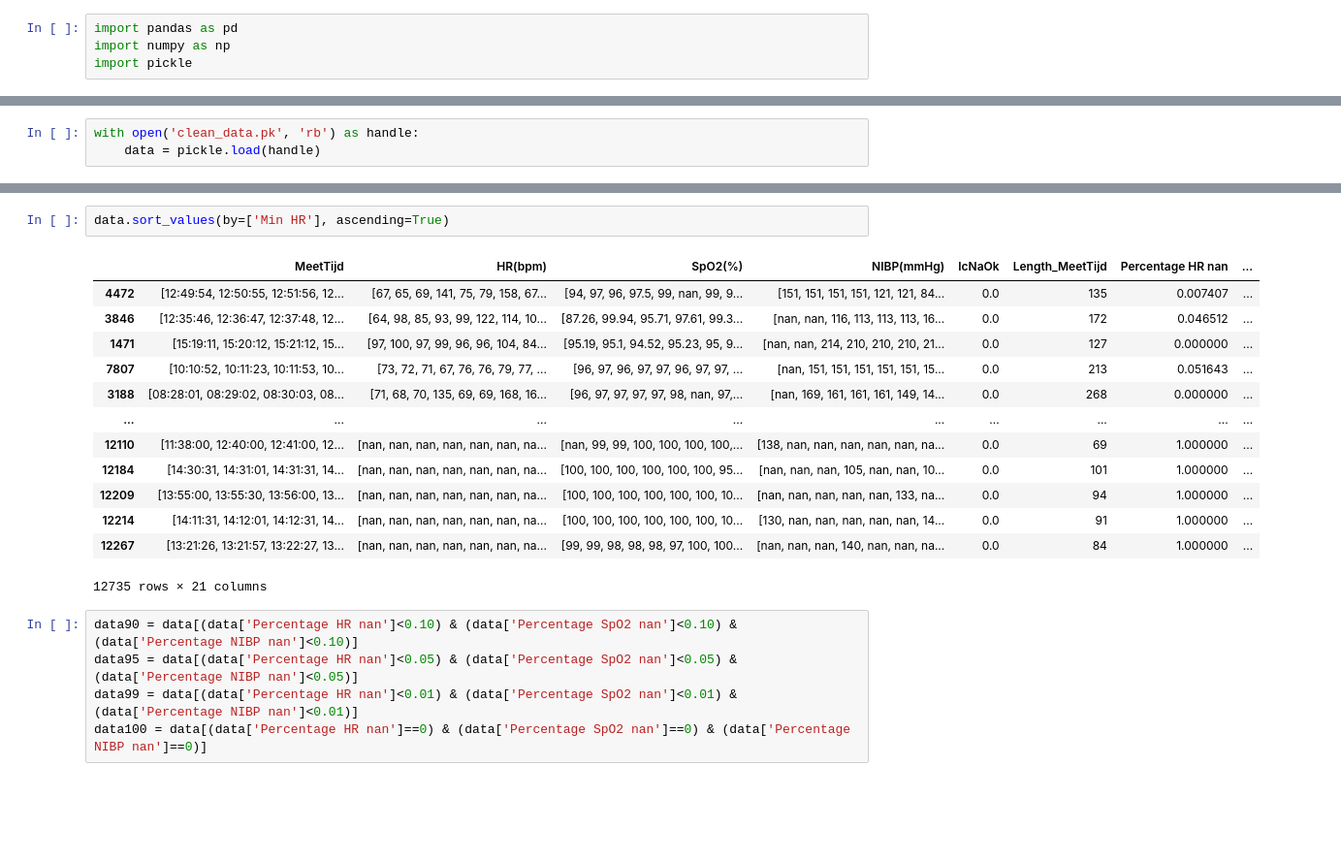
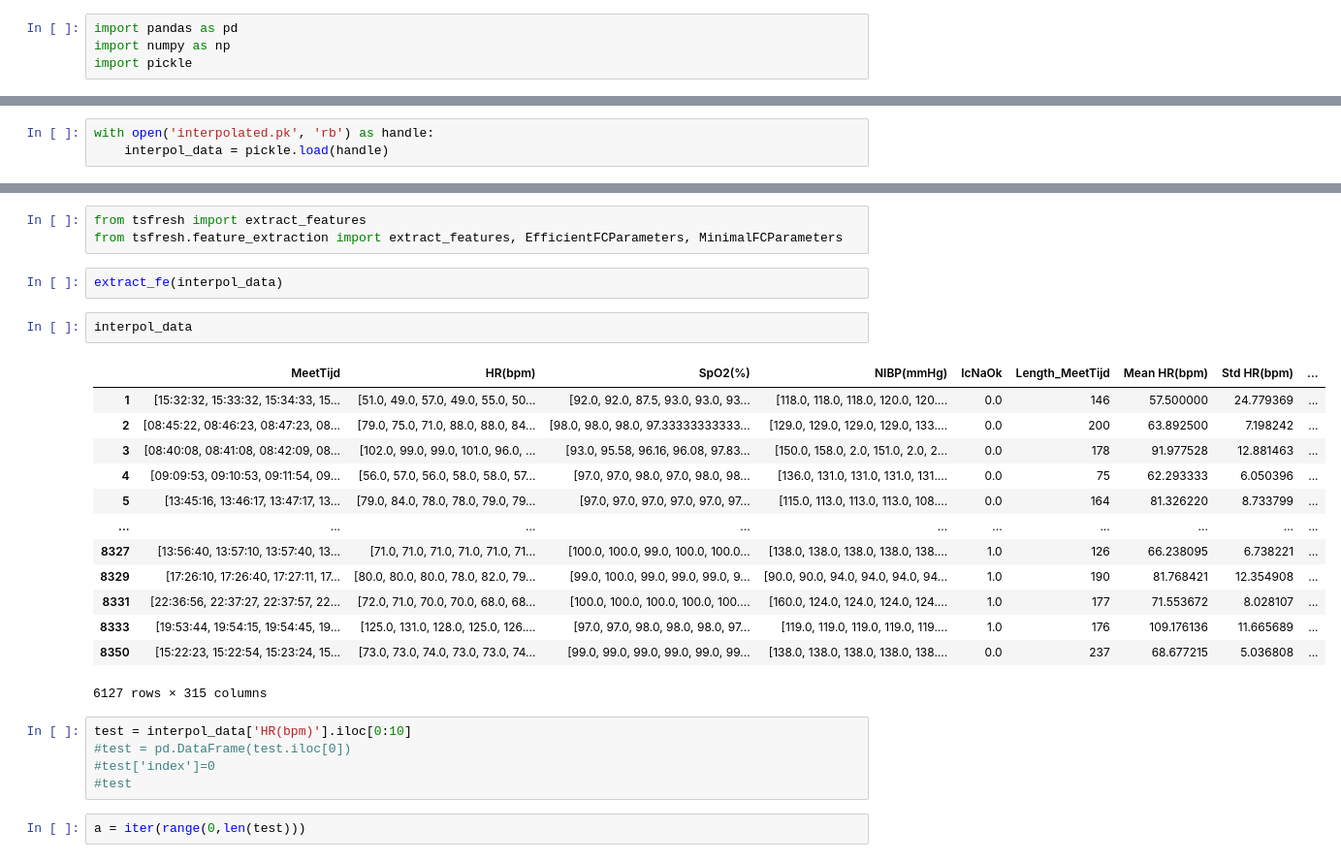
Before and after one commit to FlorisSchmidt/ML, a Jupyter notebook: feature_extraction.ipynb, the cells around one changed output, grey strips where cells are left out. Shown at 97% size. Saved outputs shown, nothing was run; the diff lists cells and outputs as text; blank space fills up the shorter version.

Commit message:
Added features, trying tsfresh

```diff
--- a/feature_extraction.ipynb
+++ b/feature_extraction.ipynb
@@ -7,3 +24,3 @@ import pickle
 # %%
-with open('clean_data.pk', 'rb') as handle:
-    data = pickle.load(handle)
+with open('interpolated.pk', 'rb') as handle:
+    interpol_data = pickle.load(handle)
@@ -39,21 +27,28 @@ data['Min NIBP'] = data['NIBP(mmHg)'].apply(lambda x: np.nanmin(x.astype(float))
-# %%
-data.sort_values(by=['Min HR'], ascending=True)
-# %% [output]
-|  | MeetTijd | HR(bpm) | SpO2(%) | NIBP(mmHg) | IcNaOk | Length_MeetTijd | Percentage HR nan | ... |
-| 4472 | [12:49:54, 12:50:55, 12:51:56, 12... | [67, 65, 69, 141, 75, 79, 158, 67... | [94, 97, 96, 97.5, 99, nan, 99, 9... | [151, 151, 151, 151, 121, 121, 84... | 0.0 | 135 | 0.007407 | ... |
-| 3846 | [12:35:46, 12:36:47, 12:37:48, 12... | [64, 98, 85, 93, 99, 122, 114, 10... | [87.26, 99.94, 95.71, 97.61, 99.3... | [nan, nan, 116, 113, 113, 113, 16... | 0.0 | 172 | 0.046512 | ... |
-| 1471 | [15:19:11, 15:20:12, 15:21:12, 15... | [97, 100, 97, 99, 96, 96, 104, 84... | [95.19, 95.1, 94.52, 95.23, 95, 9... | [nan, nan, 214, 210, 210, 210, 21... | 0.0 | 127 | 0.000000 | ... |
-| 7807 | [10:10:52, 10:11:23, 10:11:53, 10... | [73, 72, 71, 67, 76, 76, 79, 77, ... | [96, 97, 96, 97, 97, 96, 97, 97, ... | [nan, 151, 151, 151, 151, 151, 15... | 0.0 | 213 | 0.051643 | ... |
-| 3188 | [08:28:01, 08:29:02, 08:30:03, 08... | [71, 68, 70, 135, 69, 69, 168, 16... | [96, 97, 97, 97, 97, 98, nan, 97,... | [nan, 169, 161, 161, 161, 149, 14... | 0.0 | 268 | 0.000000 | ... |
-| ... | ... | ... | ... | ... | ... | ... | ... | ... |
-| 12110 | [11:38:00, 12:40:00, 12:41:00, 12... | [nan, nan, nan, nan, nan, nan, na... | [nan, 99, 99, 100, 100, 100, 100,... | [138, nan, nan, nan, nan, nan, na... | 0.0 | 69 | 1.000000 | ... |
-| 12184 | [14:30:31, 14:31:01, 14:31:31, 14... | [nan, nan, nan, nan, nan, nan, na... | [100, 100, 100, 100, 100, 100, 95... | [nan, nan, nan, 105, nan, nan, 10... | 0.0 | 101 | 1.000000 | ... |
-| 12209 | [13:55:00, 13:55:30, 13:56:00, 13... | [nan, nan, nan, nan, nan, nan, na... | [100, 100, 100, 100, 100, 100, 10... | [nan, nan, nan, nan, nan, 133, na... | 0.0 | 94 | 1.000000 | ... |
-| 12214 | [14:11:31, 14:12:01, 14:12:31, 14... | [nan, nan, nan, nan, nan, nan, na... | [100, 100, 100, 100, 100, 100, 10... | [130, nan, nan, nan, nan, nan, 14... | 0.0 | 91 | 1.000000 | ... |
-| 12267 | [13:21:26, 13:21:57, 13:22:27, 13... | [nan, nan, nan, nan, nan, nan, na... | [99, 99, 98, 98, 98, 97, 100, 100... | [nan, nan, nan, 140, nan, nan, na... | 0.0 | 84 | 1.000000 | ... |
-12735 rows × 21 columns
-# %%
-data90 = data[(data['Percentage HR nan']<0.10) & (data['Percentage SpO2 nan']<0.10) & (data['Percentage NIBP nan']<0.10)]
-data95 = data[(data['Percentage HR nan']<0.05) & (data['Percentage SpO2 nan']<0.05) & (data['Percentage NIBP nan']<0.05)]
-data99 = data[(data['Percentage HR nan']<0.01) & (data['Percentage SpO2 nan']<0.01) & (data['Percentage NIBP nan']<0.01)]
-data100 = data[(data['Percentage HR nan']==0) & (data['Percentage SpO2 nan']==0) & (data['Percentage NIBP nan']==0)]
+# %%
+from tsfresh import extract_features
+from tsfresh.feature_extraction import extract_features, EfficientFCParameters, MinimalFCParameters
+# %%
+extract_fe(interpol_data)
+# %%
+interpol_data
+# %% [output]
+|  | MeetTijd | HR(bpm) | SpO2(%) | NIBP(mmHg) | IcNaOk | Length_MeetTijd | Mean HR(bpm) | Std HR(bpm) | ... |
+| 1 | [15:32:32, 15:33:32, 15:34:33, 15... | [51.0, 49.0, 57.0, 49.0, 55.0, 50... | [92.0, 92.0, 87.5, 93.0, 93.0, 93... | [118.0, 118.0, 118.0, 120.0, 120.... | 0.0 | 146 | 57.500000 | 24.779369 | ... |
+| 2 | [08:45:22, 08:46:23, 08:47:23, 08... | [79.0, 75.0, 71.0, 88.0, 88.0, 84... | [98.0, 98.0, 98.0, 97.33333333333... | [129.0, 129.0, 129.0, 129.0, 133.... | 0.0 | 200 | 63.892500 | 7.198242 | ... |
+| 3 | [08:40:08, 08:41:08, 08:42:09, 08... | [102.0, 99.0, 99.0, 101.0, 96.0, ... | [93.0, 95.58, 96.16, 96.08, 97.83... | [150.0, 158.0, 2.0, 151.0, 2.0, 2... | 0.0 | 178 | 91.977528 | 12.881463 | ... |
+| 4 | [09:09:53, 09:10:53, 09:11:54, 09... | [56.0, 57.0, 56.0, 58.0, 58.0, 57... | [97.0, 97.0, 98.0, 97.0, 98.0, 98... | [136.0, 131.0, 131.0, 131.0, 131.... | 0.0 | 75 | 62.293333 | 6.050396 | ... |
+| 5 | [13:45:16, 13:46:17, 13:47:17, 13... | [79.0, 84.0, 78.0, 78.0, 79.0, 79... | [97.0, 97.0, 97.0, 97.0, 97.0, 97... | [115.0, 113.0, 113.0, 113.0, 108.... | 0.0 | 164 | 81.326220 | 8.733799 | ... |
+| ... | ... | ... | ... | ... | ... | ... | ... | ... | ... |
+| 8327 | [13:56:40, 13:57:10, 13:57:40, 13... | [71.0, 71.0, 71.0, 71.0, 71.0, 71... | [100.0, 100.0, 99.0, 100.0, 100.0... | [138.0, 138.0, 138.0, 138.0, 138.... | 1.0 | 126 | 66.238095 | 6.738221 | ... |
+| 8329 | [17:26:10, 17:26:40, 17:27:11, 17... | [80.0, 80.0, 80.0, 78.0, 82.0, 79... | [99.0, 100.0, 99.0, 99.0, 99.0, 9... | [90.0, 90.0, 94.0, 94.0, 94.0, 94... | 1.0 | 190 | 81.768421 | 12.354908 | ... |
+| 8331 | [22:36:56, 22:37:27, 22:37:57, 22... | [72.0, 71.0, 70.0, 70.0, 68.0, 68... | [100.0, 100.0, 100.0, 100.0, 100.... | [160.0, 124.0, 124.0, 124.0, 124.... | 1.0 | 177 | 71.553672 | 8.028107 | ... |
+| 8333 | [19:53:44, 19:54:15, 19:54:45, 19... | [125.0, 131.0, 128.0, 125.0, 126.... | [97.0, 97.0, 98.0, 98.0, 98.0, 97... | [119.0, 119.0, 119.0, 119.0, 119.... | 1.0 | 176 | 109.176136 | 11.665689 | ... |
+| 8350 | [15:22:23, 15:22:54, 15:23:24, 15... | [73.0, 73.0, 74.0, 73.0, 73.0, 74... | [99.0, 99.0, 99.0, 99.0, 99.0, 99... | [138.0, 138.0, 138.0, 138.0, 138.... | 0.0 | 237 | 68.677215 | 5.036808 | ... |
+6127 rows × 315 columns
+# %%
+test = interpol_data['HR(bpm)'].iloc[0:10]
+#test = pd.DataFrame(test.iloc[0])
+#test['index']=0
+#test
+# %%
+a = iter(range(0,len(test)))
```
Also changed, not shown: parts of 24 cells of this notebook, 1 other file.
